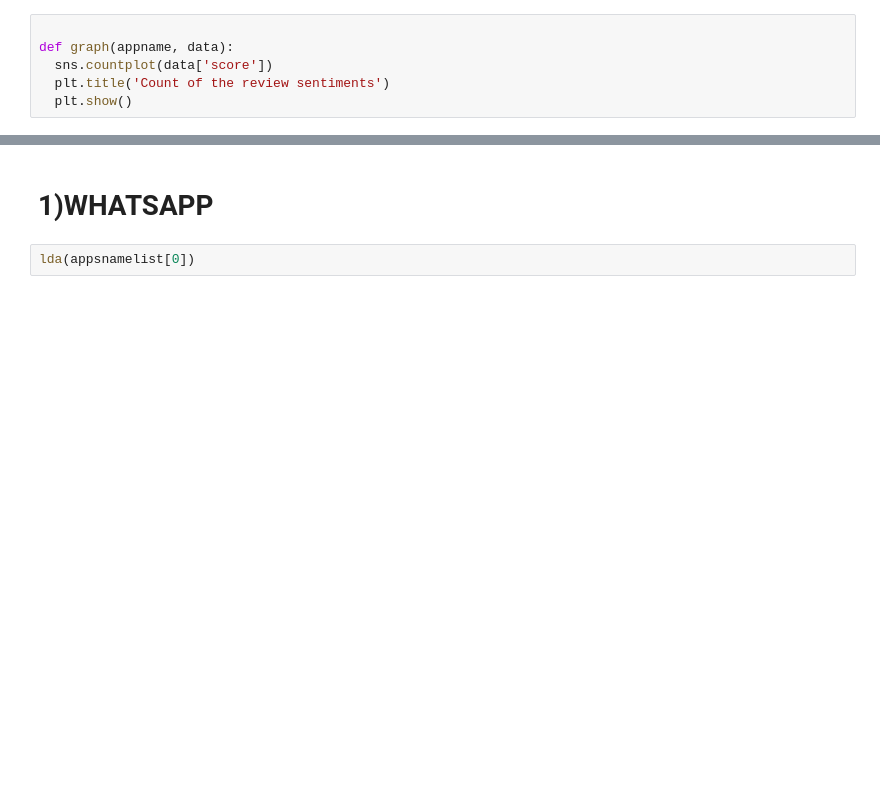
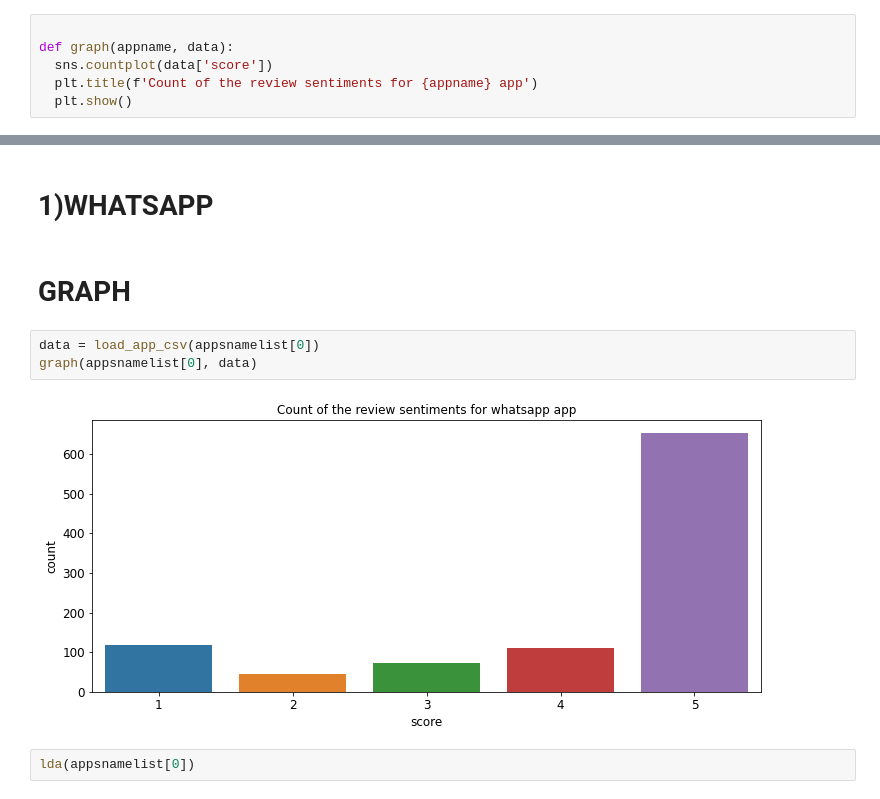
Before and after one commit to vedasam-ch15/Google-Play-Store-Data-Analysis, a Jupyter notebook: Topic_Modeling_apps.ipynb, the cells around one changed output, grey strips where cells are left out. Drawn from its saved outputs; the diff is of its cells as text; blank space fills up the shorter version.

Commit message:
graphs plotted

```diff
--- a/Topic_Modeling_apps.ipynb
+++ b/Topic_Modeling_apps.ipynb
@@ -151,7 +154,7 @@ plotting the graph of a particular app
 
 def graph(appname, data):
   sns.countplot(data['score'])
-  plt.title('Count of the review sentiments')
+  plt.title(f'Count of the review sentiments for {appname} app')
   plt.show()
 # %% [markdown]
 Preprocessing of apps
@@ -202,6 +205,13 @@ def lda(appname):
 appsnamelist = ['whatsapp','phonepe','shoekonnect','paytm','googlepay','drbindra','facebook','mailchimp','norbsoft','amazonpay','indianoil','udemy','digitaldukan','sulekha','segb','earnmoneyonline','indianmart','rcmbusiness','ghoshak','vyapar','anar','shopify','frshbooks','paypay','linkedin','monopoly','skype','jdbusiness','ajio','amazonbusiness']
 # %% [markdown]
 # **1)WHATSAPP**
+# %% [markdown]
+# GRAPH
+# %%
+data = load_app_csv(appsnamelist[0])
+graph(appsnamelist[0], data)
+# %% [output]
+[figure, added]
 # %%
 lda(appsnamelist[0])
 # %% [output]
```
Also changed, not shown: parts of 64 cells of this notebook.
